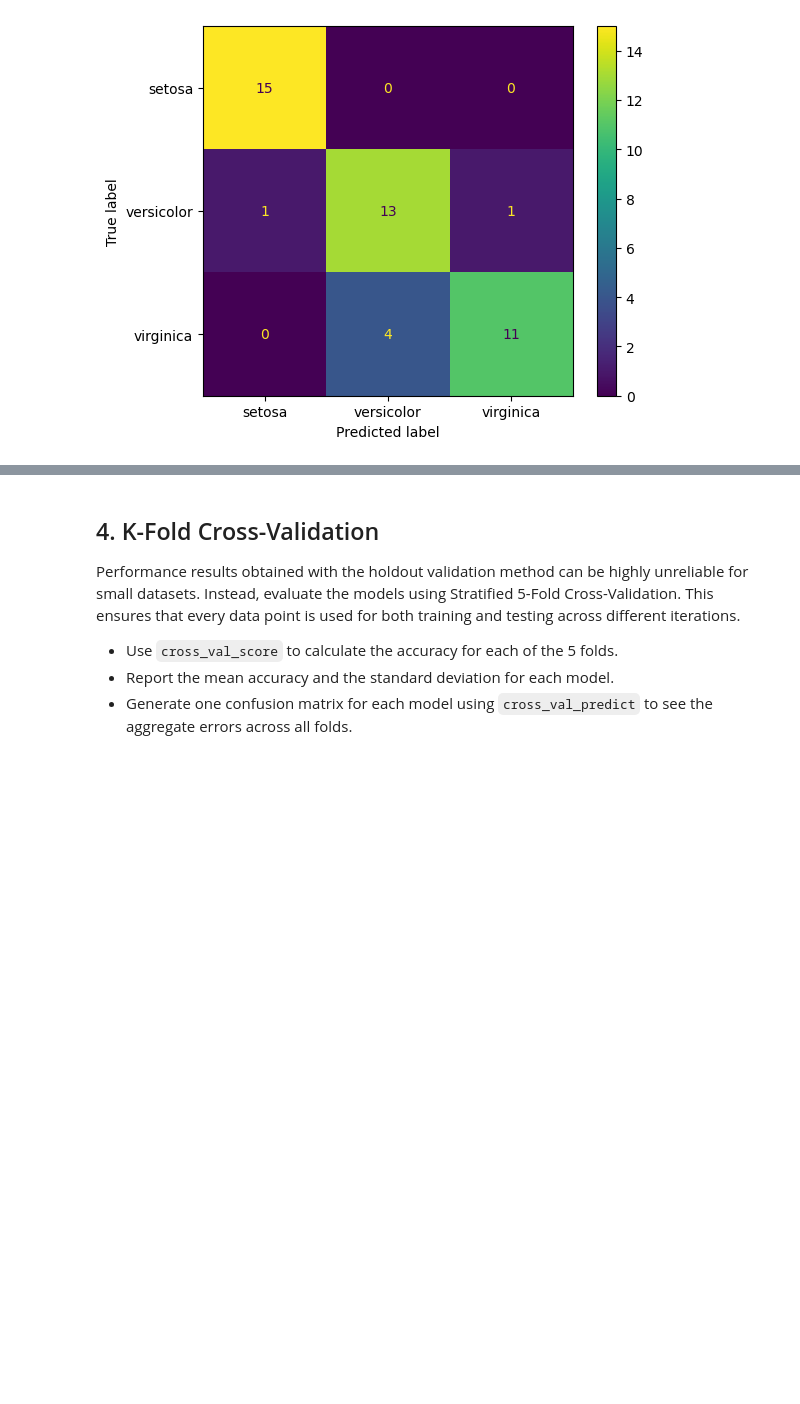
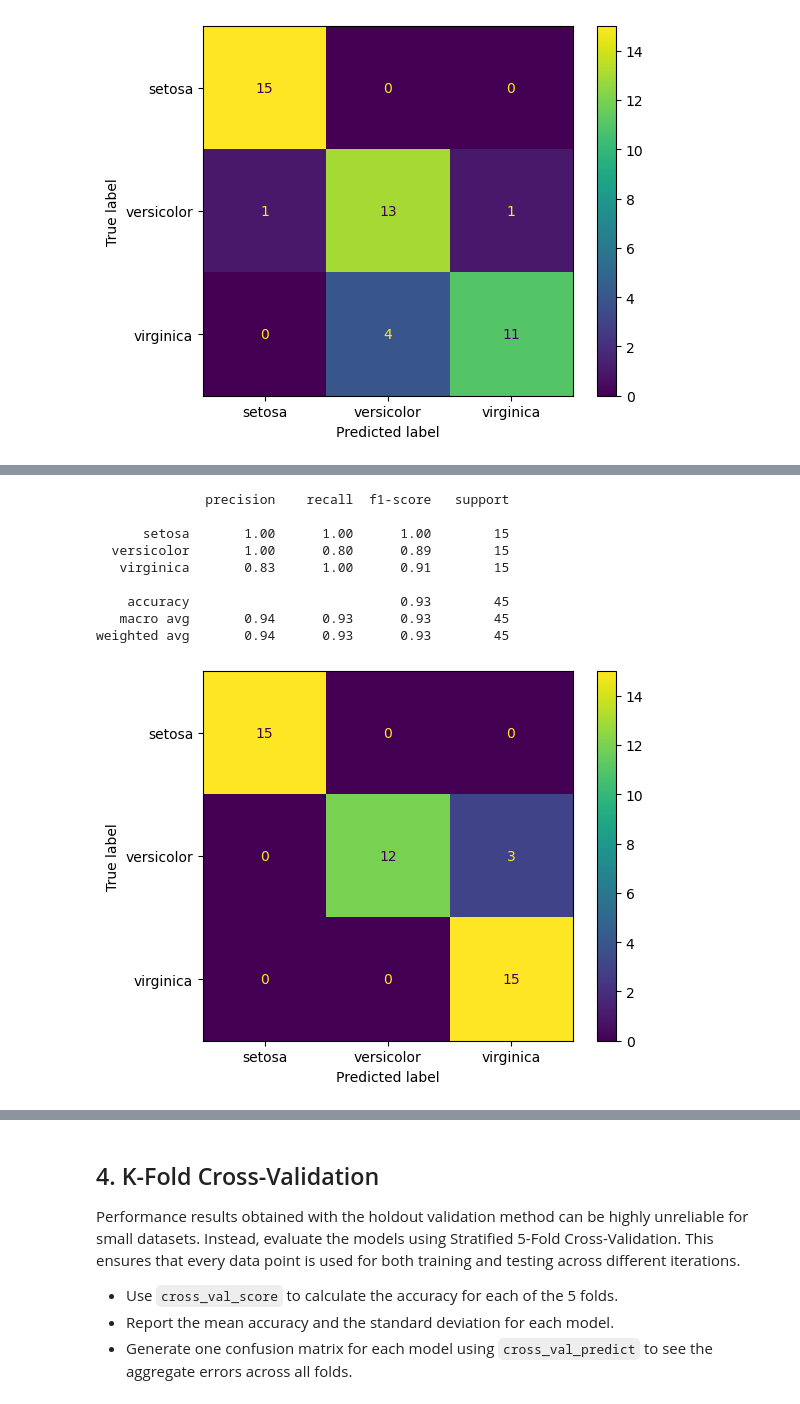
Before and after one commit to willqs/CSC375, a Jupyter notebook: homework-1.ipynb, the cells around one changed output, grey strips where cells are left out. Drawn from its saved outputs; the diff is of its cells as text; code cells hidden in the pictures; blank space fills up the shorter version.

```diff
--- a/homework-1.ipynb
+++ b/homework-1.ipynb
@@ -161,3 +221,23 @@ weighted avg       0.87      0.87      0.87        45
+# %%
+from sklearn.neural_network import MLPClassifier
+
+mlp = MLPClassifier(hidden_layer_sizes=(10,), max_iter=1000)
+mlp.fit(X_train, y_train)
+
+y_pred = mlp.predict(X_test)
+evaluate_classifier(y_test, y_pred, iris.target_names)
+classification_metrics(y_test, y_pred, iris.target_names)
+# %% [output]
+              precision    recall  f1-score   support
+
+      setosa       1.00      1.00      1.00        15
+  versicolor       1.00      0.80      0.89        15
+   virginica       0.83      1.00      0.91        15
+
+    accuracy                           0.93        45
+   macro avg       0.94      0.93      0.93        45
+weighted avg       0.94      0.93      0.93        45
+[figure, added]
 # %% [markdown]
 ### Analysis
 
```
Also changed, not shown: parts of 5 cells of this notebook.
